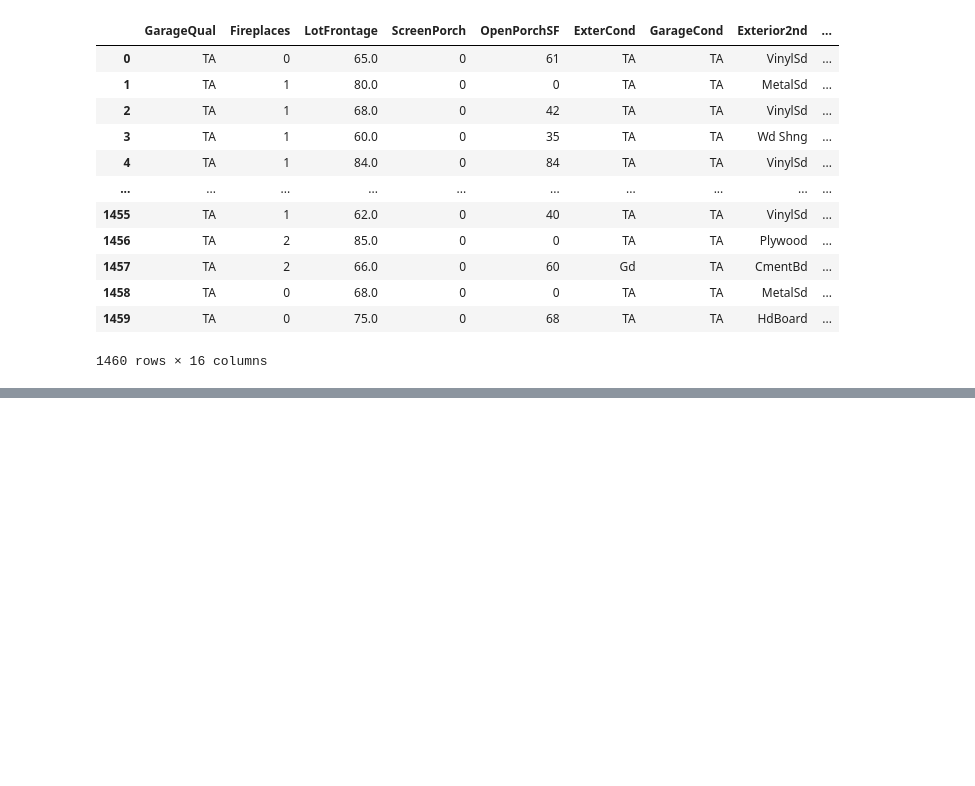
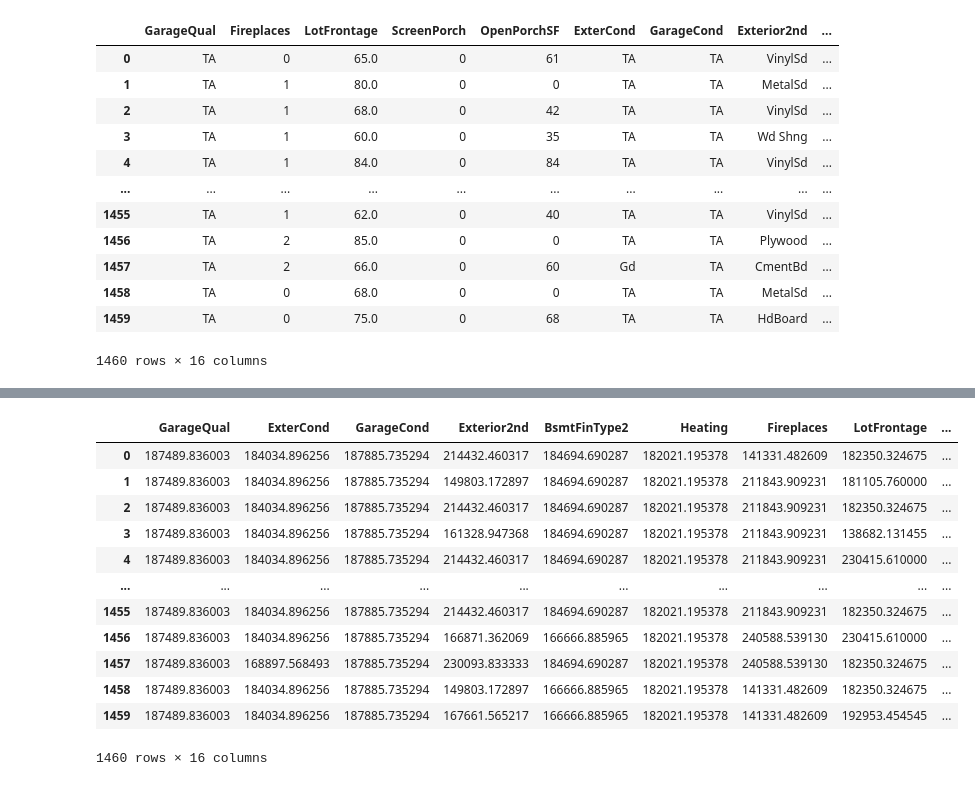
Before and after one commit to viniciusparede/house-prices-prediction-ppgia, a Jupyter notebook: notebooks/eda.ipynb, the cells around one changed output, grey strips where cells are left out. Drawn from its saved outputs; the diff is of its cells as text; code cells hidden in the pictures; blank space fills up the shorter version.

```diff
--- a/notebooks/eda.ipynb
+++ b/notebooks/eda.ipynb
@@ -312,0 +357,5 @@ print(len(numericos) + len(categoricos))
+# %%
+#Mostrar na tela as legandas do mapa de legendas
+mapa_de_legendas_especifico = mapa_de_legendas["Neighborhood"]
+for category, encoded_value in mapa_de_legendas_especifico.items():
+    print(f"{category}: {encoded_value}")
@@ -486,0 +662,54 @@ df_train_relief
+# %%
+from sklearn.tree import DecisionTreeRegressor
+
+
+
+# Create a new dataframe to store the label encoded data
+df_train_relief_label_encoded = pd.DataFrame()
+
+# Create a dictionary to store the mapping of categorical values to numerical values
+mapa_de_legendas_relief = {}
+
+# Encode the categorical variables using LabelEncoder and store the mapping
+label_encoder_relief = LabelEncoder()
+for col in relief_categoricos:
+    encoded_values = label_encoder_relief.fit_transform(df_train_relief[col])
+    df_train_relief_label_encoded[col] = encoded_values
+    mapa_de_legendas_relief[col] = dict(zip(label_encoder_relief.classes_, label_encoder_relief.transform(label_encoder_relief.classes_)))
+
+# Add the numeric columns to the label encoded dataframe
+df_train_relief_label_encoded[relief_numericos] = df_train_relief[relief_numericos]
+
+# Print the resulting dataframe
+print(df_train_relief_label_encoded)
+
+# Print the label mapping dictionary
+for col, mapping in mapa_de_legendas_relief.items():
+    print(f"\nLabel Mapping for column '{col}':")
+    for category, encoded_value in mapping.items():
+        print(f"{category}: {encoded_value}")
+
+
+
+
+
+# Copiar o dataframe "df_train_relief_label_encoded"
+df_train_decision_tree = df_train_relief_label_encoded.copy()
+
+# Iterar sobre as colunas numéricas
+for col in df_train_decision_tree:
+    # Criar um estimador de árvore de decisão
+    tree = DecisionTreeRegressor(max_depth=4)
+
+    # Ajustar o estimador aos dados originais
+    tree.fit(df_train_decision_tree[[col]], df_train_decision_tree['SalePrice'])
+
+    # Obter as previsões do modelo
+    discretized_values = tree.predict(df_train_decision_tree[[col]])
+
+    # Inserir os valores discretizados no novo dataframe
+    df_train_decision_tree[col] = discretized_values
+
+# Exibir o novo dataframe com os valores discretizados
+df_train_decision_tree
+# %% [output]
@@ -486,0 +733,13 @@ df_train_relief
+|  | GarageQual | ExterCond | GarageCond | Exterior2nd | BsmtFinType2 | Heating | Fireplaces | LotFrontage | ... |
+| 0 | 187489.836003 | 184034.896256 | 187885.735294 | 214432.460317 | 184694.690287 | 182021.195378 | 141331.482609 | 182350.324675 | ... |
+| 1 | 187489.836003 | 184034.896256 | 187885.735294 | 149803.172897 | 184694.690287 | 182021.195378 | 211843.909231 | 181105.760000 | ... |
+| 2 | 187489.836003 | 184034.896256 | 187885.735294 | 214432.460317 | 184694.690287 | 182021.195378 | 211843.909231 | 182350.324675 | ... |
+| 3 | 187489.836003 | 184034.896256 | 187885.735294 | 161328.947368 | 184694.690287 | 182021.195378 | 211843.909231 | 138682.131455 | ... |
+| 4 | 187489.836003 | 184034.896256 | 187885.735294 | 214432.460317 | 184694.690287 | 182021.195378 | 211843.909231 | 230415.610000 | ... |
+| ... | ... | ... | ... | ... | ... | ... | ... | ... | ... |
+| 1455 | 187489.836003 | 184034.896256 | 187885.735294 | 214432.460317 | 184694.690287 | 182021.195378 | 211843.909231 | 182350.324675 | ... |
+| 1456 | 187489.836003 | 184034.896256 | 187885.735294 | 166871.362069 | 166666.885965 | 182021.195378 | 240588.539130 | 230415.610000 | ... |
+| 1457 | 187489.836003 | 168897.568493 | 187885.735294 | 230093.833333 | 184694.690287 | 182021.195378 | 240588.539130 | 182350.324675 | ... |
+| 1458 | 187489.836003 | 184034.896256 | 187885.735294 | 149803.172897 | 166666.885965 | 182021.195378 | 141331.482609 | 182350.324675 | ... |
+| 1459 | 187489.836003 | 184034.896256 | 187885.735294 | 167661.565217 | 166666.885965 | 182021.195378 | 141331.482609 | 192953.454545 | ... |
+1460 rows × 16 columns
```
Also changed, not shown: parts of 8 cells of this notebook.
